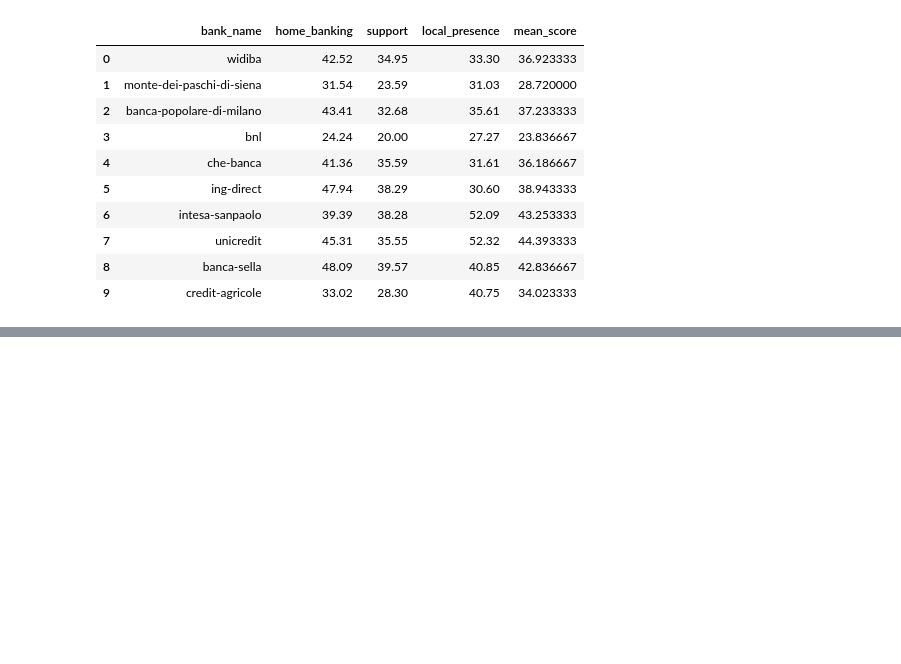
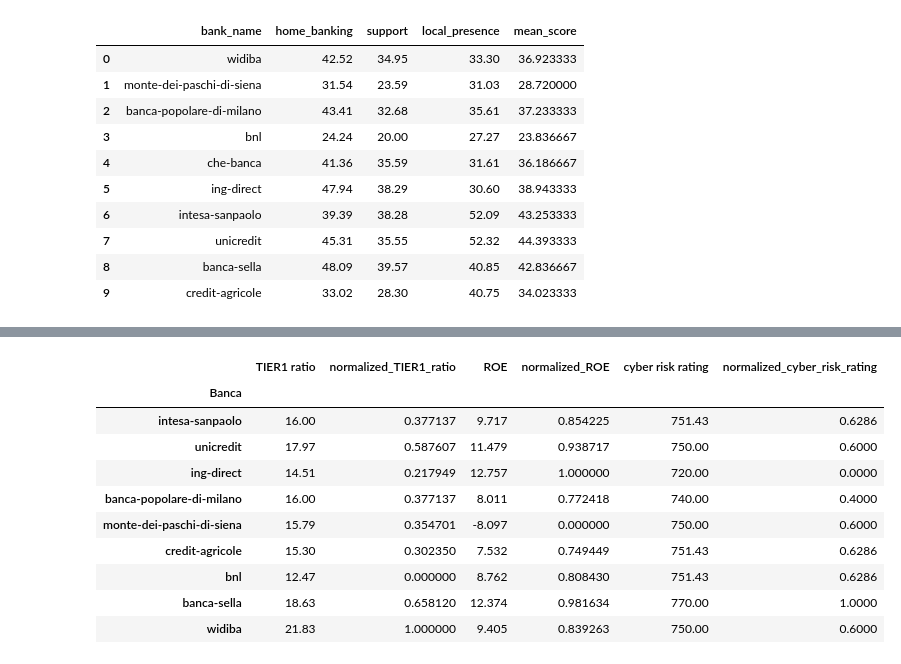
Before and after one commit to giuseppevallarelli/RighteousBanks, a Jupyter notebook: etl.ipynb, the cells around one changed output, grey strips where cells are left out. Drawn from its saved outputs; the diff is of its cells as text; code cells hidden in the pictures; blank space fills up the shorter version.

```diff
--- a/etl.ipynb
+++ b/etl.ipynb
@@ -295,0 +308,28 @@ scores_df
+# %%
+df_banking.rename(index={
+    'INTESA SANPAOLO': 'intesa-sanpaolo',
+    'UNICREDIT SPA': 'unicredit',
+    'ING BANK NV': 'ing-direct',
+    'BANCO BPM SPA': 'banca-popolare-di-milano',
+    'BANCA MONTE DEI PASCHI DI SIENA SPA': 'monte-dei-paschi-di-siena',
+    'BANCA WIDIBA S.P.A.': 'widiba',
+    'BANCA NAZIONALE DEL LAVORO SPA': 'bnl',
+    'BANCA SELLA SPA': 'banca-sella',
+    'CREDIT AGRICOLE ITALIA S.P.A.': 'credit-agricole'
+}, inplace=True)
+# %%
+df_banking_subset = df_banking.loc[:,['TIER1 ratio', 'normalized_TIER1_ratio', 'ROE', 'normalized_ROE', 'cyber risk rating', 'normalized_cyber_risk_rating']]
+# %%
+df_banking_subset
+# %% [output]
+|  | TIER1 ratio | normalized_TIER1_ratio | ROE | normalized_ROE | cyber risk rating | normalized_cyber_risk_rating |
+| Banca |  |  |  |  |  |  |
+| intesa-sanpaolo | 16.00 | 0.377137 | 9.717 | 0.854225 | 751.43 | 0.6286 |
+| unicredit | 17.97 | 0.587607 | 11.479 | 0.938717 | 750.00 | 0.6000 |
+| ing-direct | 14.51 | 0.217949 | 12.757 | 1.000000 | 720.00 | 0.0000 |
+| banca-popolare-di-milano | 16.00 | 0.377137 | 8.011 | 0.772418 | 740.00 | 0.4000 |
+| monte-dei-paschi-di-siena | 15.79 | 0.354701 | -8.097 | 0.000000 | 750.00 | 0.6000 |
+| credit-agricole | 15.30 | 0.302350 | 7.532 | 0.749449 | 751.43 | 0.6286 |
+| bnl | 12.47 | 0.000000 | 8.762 | 0.808430 | 751.43 | 0.6286 |
+| banca-sella | 18.63 | 0.658120 | 12.374 | 0.981634 | 770.00 | 1.0000 |
+| widiba | 21.83 | 1.000000 | 9.405 | 0.839263 | 750.00 | 0.6000 |
```
Also changed, not shown: parts of 28 cells of this notebook, 7 other files.
